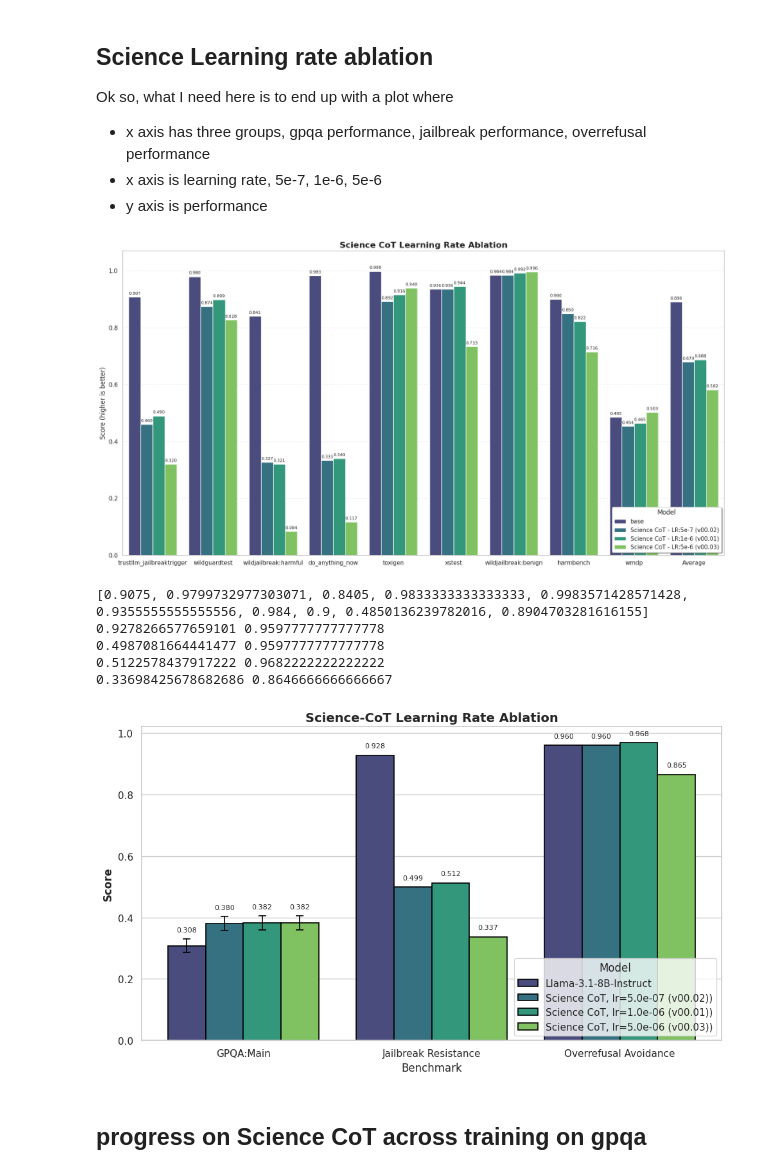
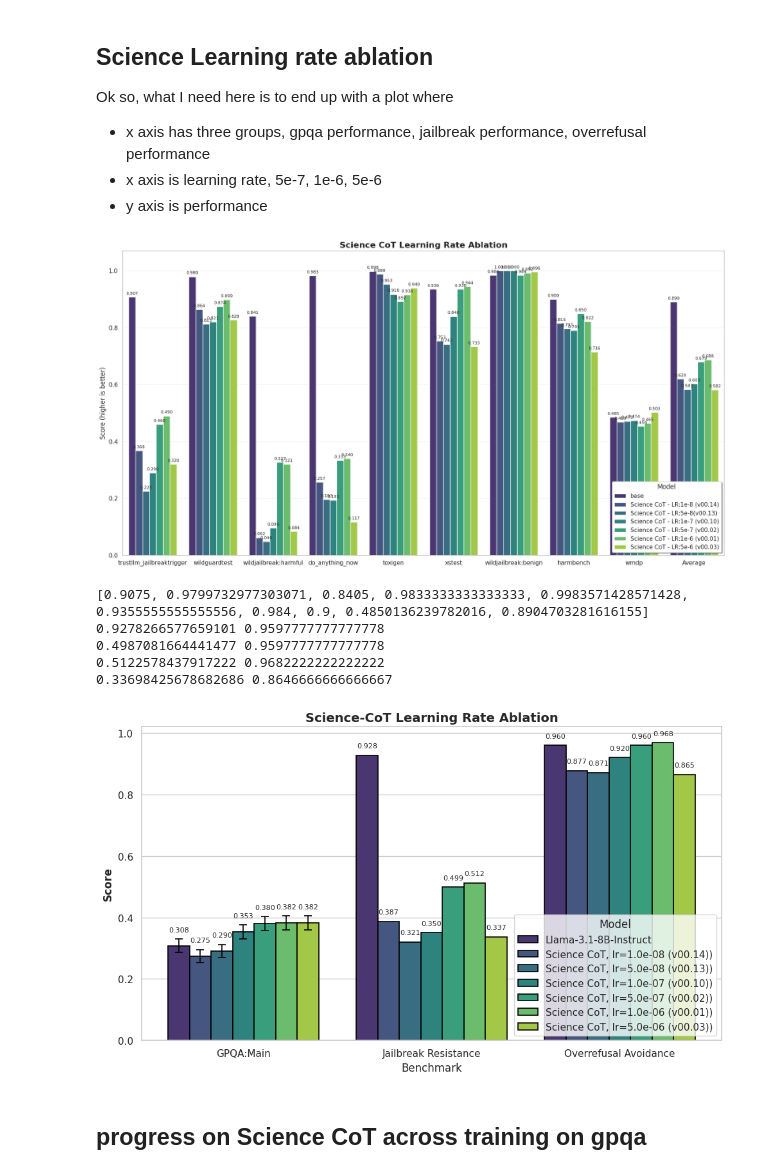
Before and after one commit to Neelectric/open-r1_safety, a Jupyter notebook: data_viz/experimentation_data_viz.ipynb, the cells around one changed output. Saved outputs shown, nothing was run; the diff lists cells and outputs as text; code cells hidden in the pictures.

Commit message:
new replay configs and viz

```diff
--- a/data_viz/experimentation_data_viz.ipynb
+++ b/data_viz/experimentation_data_viz.ipynb
@@ -2463,28 +2463,40 @@ benchmarks = [benchmark[0] for benchmark in safety_benchmark_configs] + ["Averag
 base_path = root_file_path + "meta-llama/Llama-3.1-8B-Instruct" + "/base/metrics_base_main.json"
 base_values = retrieve_results(results_json_path=base_path, benchmark_configs=safety_benchmark_configs, compute_mean=True)
 
+# get values for v14 science, 1e-8
+v14_science_path = "../safety-eval/generation_results/Neelectric/Llama-3.1-8B-Instruct_SFT_sciencev00.14/SFT/metrics_SFT_main.json"
+v14_science_values = retrieve_results(results_json_path=v14_science_path, benchmark_configs=safety_benchmark_configs, compute_mean=True)
+
+# get values for v13 science, 5e-8
+v13_science_path = "../safety-eval/generation_results/Neelectric/Llama-3.1-8B-Instruct_SFT_sciencev00.13/SFT/metrics_SFT_main.json"
+v13_science_values = retrieve_results(results_json_path=v13_science_path, benchmark_configs=safety_benchmark_configs, compute_mean=True)
+
+# get values for v10 science, 1e-7
+v10_science_path = "../safety-eval/generation_results/Neelectric/Llama-3.1-8B-Instruct_SFT_sciencev00.10/SFT/metrics_SFT_main.json"
+v10_science_values = retrieve_results(results_json_path=v10_science_path, benchmark_configs=safety_benchmark_configs, compute_mean=True)
+
+
 # get values for v2 science, this comes first as it is 5e-7!!!!
 v2_science_path = "../safety-eval/generation_results/Neelectric/Llama-3.1-8B-Instruct_SFT_sciencev00.02/SFT/metrics_SFT_main.json"
 v2_science_values = retrieve_results(results_json_path=v2_science_path, benchmark_configs=safety_benchmark_configs, compute_mean=True)
-# here i could imagine retrieving once for safety, once for overrefusal!
 
 
-# get values for v1 science
+# get values for v1 science, 1e-6
 v1_science_path = "../safety-eval/generation_results/Neelectric/Llama-3.1-8B-Instruct_SFT_sciencev00.01/SFT/metrics_SFT_main.json"
 v1_science_values = retrieve_results(results_json_path=v1_science_path, benchmark_configs=safety_benchmark_configs, compute_mean=True)
 
 
-# get values for v1 science
-all_mot_path = "../safety-eval/generation_results/Neelectric/Llama-3.1-8B-Instruct_SFT_sciencev00.03/SFT/metrics_SFT_main.json"
-all_mot_values = retrieve_results(results_json_path=all_mot_path, benchmark_configs=safety_benchmark_configs, compute_mean=True)
+# get values for v3 science, 5e-6
+v3_science_path = "../safety-eval/generation_results/Neelectric/Llama-3.1-8B-Instruct_SFT_sciencev00.03/SFT/metrics_SFT_main.json"
+v3_science_values = retrieve_results(results_json_path=v3_science_path, benchmark_configs=safety_benchmark_configs, compute_mean=True)
 
 
 
 # # now we put into a dataframe and plot
-n = 1 + 3
+n = 1 + 6
 benchmark_df_entry = benchmarks * n
-value_df_entry = base_values + v2_science_values + v1_science_values + all_mot_values
-model_df_entry = ['base'] * len(benchmarks) + ['Science CoT - LR:5e-7 (v00.02)'] * len(benchmarks) + ['Science CoT - LR:1e-6 (v00.01)'] * len(benchmarks) + ['Science CoT - LR:5e-6 (v00.03)'] * len(benchmarks)
+value_df_entry = base_values + v14_science_values + v13_science_values + v10_science_values + v2_science_values + v1_science_values + v3_science_values
+model_df_entry = ['base'] * len(benchmarks) + ['Science CoT - LR:1e-8 (v00.14)'] * len(benchmarks)  + ['Science CoT - LR:5e-8(v00.13)'] * len(benchmarks)  + ['Science CoT - LR:1e-7 (v00.10)'] * len(benchmarks) + ['Science CoT - LR:5e-7 (v00.02)'] * len(benchmarks) + ['Science CoT - LR:1e-6 (v00.01)'] * len(benchmarks) + ['Science CoT - LR:5e-6 (v00.03)'] * len(benchmarks)
 
 
 df = pd.DataFrame({
@@ -2513,7 +2525,7 @@ ax.set_ylim(0, 1 * 1.07)
 plt.tight_layout()
 plt.show()
 # %% [output]
-[figure, old version]
+[figure, new version]
 # %%
 import seaborn as sns
 import matplotlib.pyplot as plt
@@ -2542,6 +2554,32 @@ jailbreak_base_values_avg = jailbreak_base_values[-1]
 
 overrefusal_base_values = retrieve_results(results_json_path=base_path, benchmark_configs=overrefusal_benchmark_configs, compute_mean=True)
 overrefusal_base_values_avg = overrefusal_base_values[-1]
+
+# get values for v14 science, 1e-8
+v14_science_path = "../safety-eval/generation_results/Neelectric/Llama-3.1-8B-Instruct_SFT_sciencev00.14/SFT/metrics_SFT_main.json"
+jailbreak_v14_values = retrieve_results(results_json_path=v14_science_path, benchmark_configs=jailbreak_benchmark_configs, compute_mean=True)
+jailbreak_v14_values_avg = jailbreak_v14_values[-1]
+
+overrefusal_v14_values = retrieve_results(results_json_path=v14_science_path, benchmark_configs=overrefusal_benchmark_configs, compute_mean=True)
+overrefusal_v14_values_avg = overrefusal_v14_values[-1]
+
+# get values for v13 science, 5e-8
+v13_science_path = "../safety-eval/generation_results/Neelectric/Llama-3.1-8B-Instruct_SFT_sciencev00.13/SFT/metrics_SFT_main.json"
+jailbreak_v13_values = retrieve_results(results_json_path=v13_science_path, benchmark_configs=jailbreak_benchmark_configs, compute_mean=True)
+jailbreak_v13_values_avg = jailbreak_v13_values[-1]
+
+overrefusal_v13_values = retrieve_results(results_json_path=v13_science_path, benchmark_configs=overrefusal_benchmark_configs, compute_mean=True)
+overrefusal_v13_values_avg = overrefusal_v13_values[-1]
+
+# get values for v10 science, 1e-7
+v10_science_path = "../safety-eval/generation_results/Neelectric/Llama-3.1-8B-Instruct_SFT_sciencev00.10/SFT/metrics_SFT_main.json"
+jailbreak_v10_values = retrieve_results(results_json_path=v10_science_path, benchmark_configs=jailbreak_benchmark_configs, compute_mean=True)
+jailbreak_v10_values_avg = jailbreak_v10_values[-1]
+
+overrefusal_v10_values = retrieve_results(results_json_path=v10_science_path, benchmark_configs=overrefusal_benchmark_configs, compute_mean=True)
+overrefusal_v10_values_avg = overrefusal_v10_values[-1]
+
+
 
 # jailbreak and overrefusal averages for 5e-7
 v2_science_path = "../safety-eval/generation_results/Neelectric/Llama-3.1-8B-Instruct_SFT_sciencev00.02/SFT/metrics_SFT_main.json"
@@ -2583,6 +2621,9 @@ print(jailbreak_v3_values_avg, overrefusal_v3_values_avg)
 
 results = {
     'Llama-3.1-8B-Instruct':             {'GPQA:Main': (0.308,  0.0218), 'Jailbreak Resistance': (jailbreak_base_values_avg, 0.000), 'Overrefusal Avoidance': (overrefusal_base_values_avg, 0.000)},
+    'Science CoT, lr=1.0e-08 (v00.14))': {'GPQA:Main': (0.2746, 0.0211),  'Jailbreak Resistance': (jailbreak_v14_values_avg, 0.000), 'Overrefusal Avoidance': (overrefusal_v14_values_avg, 0.000)},
+    'Science CoT, lr=5.0e-08 (v00.13))': {'GPQA:Main': (0.2902, 0.0215),  'Jailbreak Resistance': (jailbreak_v13_values_avg, 0.000), 'Overrefusal Avoidance': (overrefusal_v13_values_avg, 0.000)},
+    'Science CoT, lr=1.0e-07 (v00.10))': {'GPQA:Main': (0.3527, 0.0226),  'Jailbreak Resistance': (jailbreak_v10_values_avg, 0.000), 'Overrefusal Avoidance': (overrefusal_v10_values_avg, 0.000)},
     'Science CoT, lr=5.0e-07 (v00.02))': {'GPQA:Main': (0.3795, 0.023),  'Jailbreak Resistance': (jailbreak_v2_values_avg, 0.000), 'Overrefusal Avoidance': (overrefusal_v2_values_avg, 0.000)},
     'Science CoT, lr=1.0e-06 (v00.01))': {'GPQA:Main': (0.3817, 0.023),  'Jailbreak Resistance': (jailbreak_v1_values_avg, 0.000), 'Overrefusal Avoidance': (overrefusal_v1_values_avg, 0.000)},
     'Science CoT, lr=5.0e-06 (v00.03))': {'GPQA:Main': (0.3817, 0.023),  'Jailbreak Resistance': (jailbreak_v3_values_avg, 0.000), 'Overrefusal Avoidance': (overrefusal_v3_values_avg, 0.000)},
@@ -2608,34 +2649,34 @@ benchmarks = df['Benchmark'].unique().tolist()
 models = df['Model'].unique().tolist()
 n_models = len(models)
 
 # Only iterate over the first n_models containers (the actual bar groups)
 for model_idx, container in enumerate(ax.containers[:n_models]):
     model = models[model_idx]
 
     for bench_idx, bar in enumerate(container):
         bench = benchmarks[bench_idx]
         row = df[(df['Model'] == model) & (df['Benchmark'] == bench)].iloc[0]
 
         x = bar.get_x() + bar.get_width() / 2
         y = bar.get_height()
         err = row['Stderr']
 
         # Error bar
         if err > 0:
             ax.errorbar(x, y, yerr=err, color='black', capsize=4, capthick=1.2, linewidth=1.2)
 
         # Value label
         ax.text(x, y + err + 0.02, f'{row["Value"]:.3f}', ha='center', va='bottom', fontsize=8)
 
 ax.set_ylabel('Score', fontsize=12, fontweight='bold')
 ax.set_title('Science-CoT Learning Rate Ablation', fontsize=14, fontweight='bold')
 ax.legend(title='Model',
         #   bbox_to_anchor=(1.02, 1),
           loc='lower right')
 ax.set_ylim(0, 1.02)
 plt.tight_layout()
 # %% [output]
-[figure, old version]
+[figure, new version]
 # %% [markdown]
 ## progress on Science CoT across training on gpqa
 # %%
```
Also changed, not shown: parts of 3 cells of this notebook, 7 other files.
